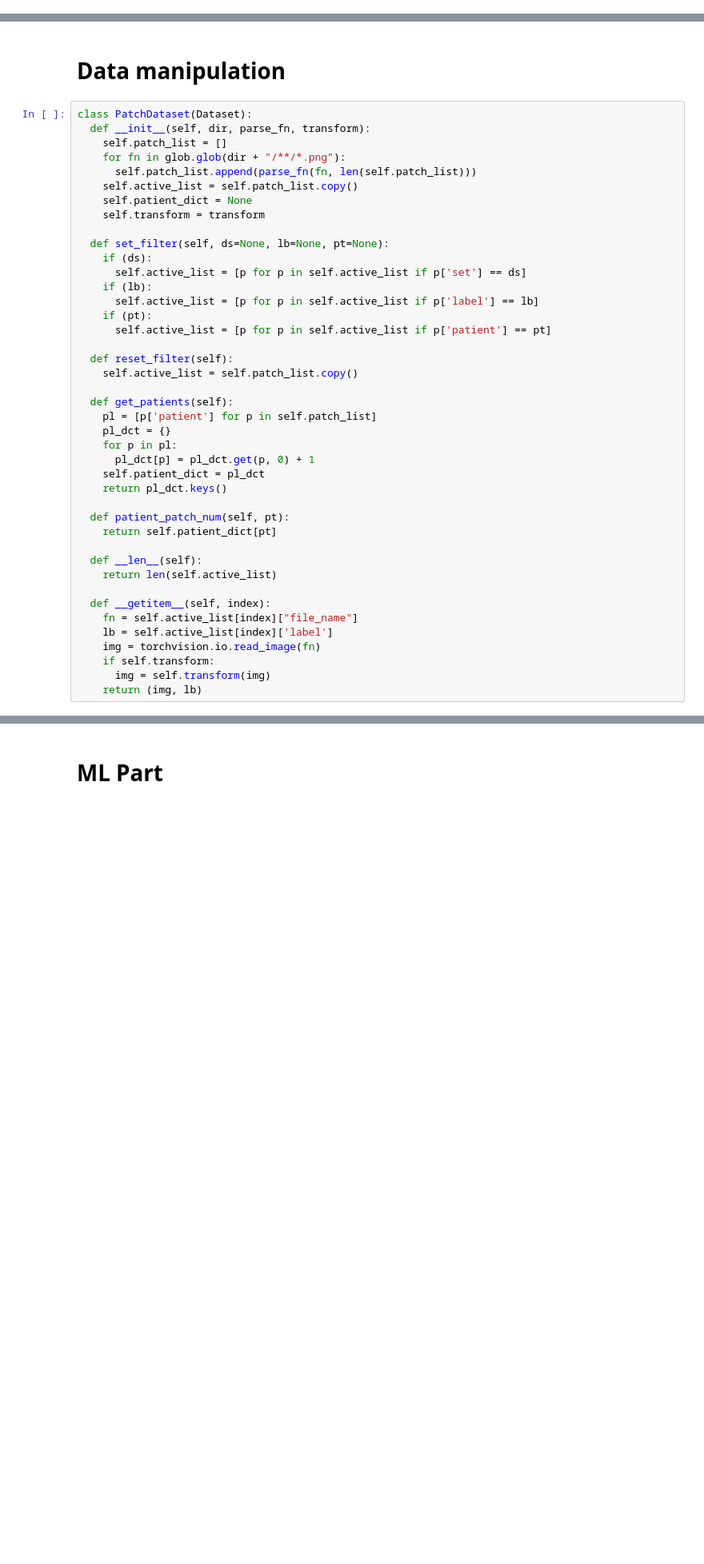
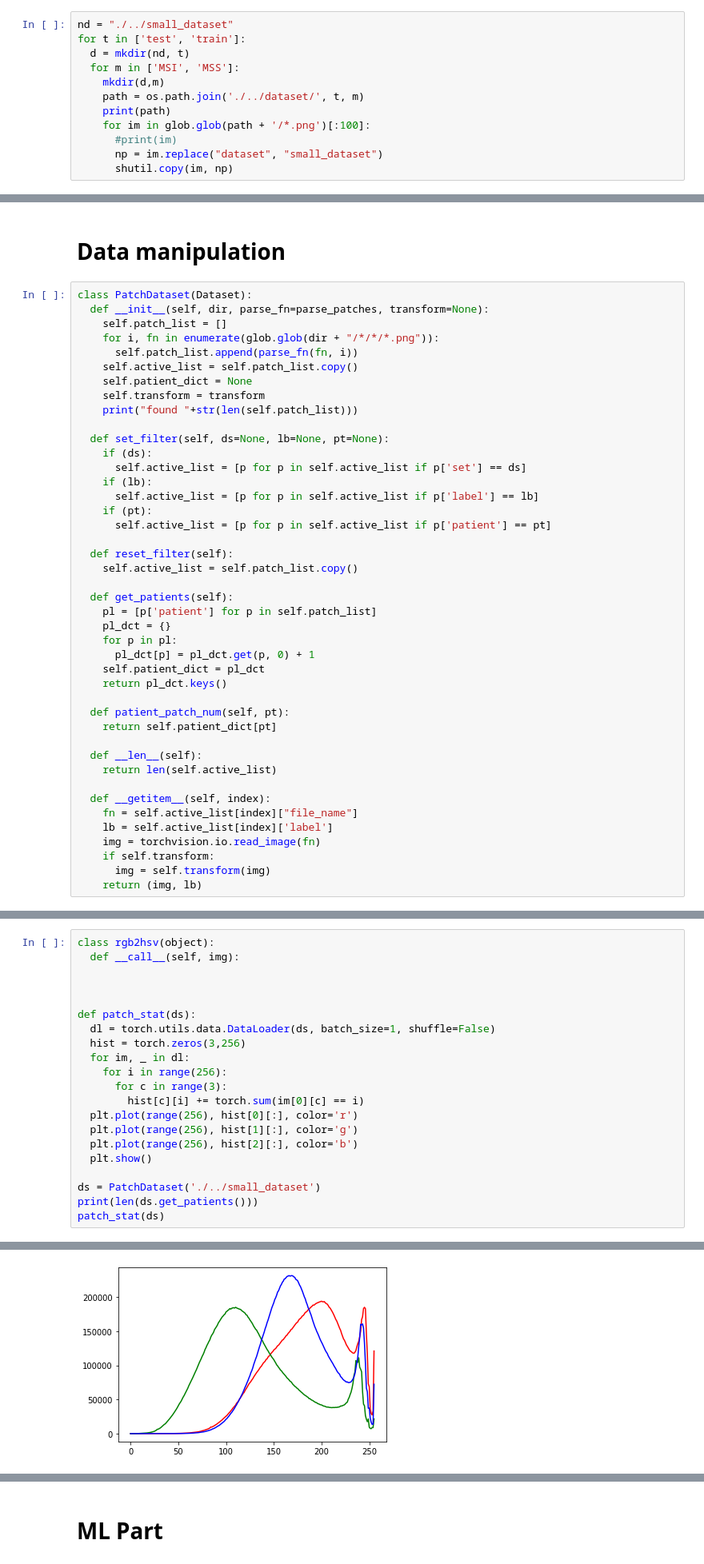
Before and after one commit to mocedon/VISL_project, a Jupyter notebook: Project_jupyter.ipynb, the cells around one changed output, grey strips where cells are left out. Shown at 80% size. Drawn from its saved outputs; the diff is of its cells as text; blank space fills up the shorter version.

Commit message:
Small scale dataset

```diff
--- a/Project_jupyter.ipynb
+++ b/Project_jupyter.ipynb
@@ -122,0 +120,12 @@ def batch_PCA_(imgs ,k=16):
+# %%
+nd = "./../small_dataset"
+for t in ['test', 'train']:
+  d = mkdir(nd, t)
+  for m in ['MSI', 'MSS']:
+    mkdir(d,m)
+    path = os.path.join('./../dataset/', t, m)
+    print(path)
+    for im in glob.glob(path + '/*.png')[:100]:
+      #print(im)
+      np = im.replace("dataset", "small_dataset")
+      shutil.copy(im, np)
@@ -154,13 +168,14 @@ def mkdir(dir_, dir):
 # Data manipulation
 # %%
 class PatchDataset(Dataset):
-  def __init__(self, dir, parse_fn, transform):
+  def __init__(self, dir, parse_fn=parse_patches, transform=None):
     self.patch_list = []
-    for fn in glob.glob(dir + "/**/*.png"):
-      self.patch_list.append(parse_fn(fn, len(self.patch_list)))
+    for i, fn in enumerate(glob.glob(dir + "/*/*/*.png")):
+      self.patch_list.append(parse_fn(fn, i))
     self.active_list = self.patch_list.copy()
     self.patient_dict = None
     self.transform = transform
+    print("found "+str(len(self.patch_list)))
 
   def set_filter(self, ds=None, lb=None, pt=None):
     if (ds):
@@ -221,0 +212,22 @@ def (ds):
+# %%
+class rgb2hsv(object):
+  def __call__(self, img):
+
+
+
+def patch_stat(ds):
+  dl = torch.utils.data.DataLoader(ds, batch_size=1, shuffle=False)
+  hist = torch.zeros(3,256)
+  for im, _ in dl:
+    for i in range(256):
+      for c in range(3):
+        hist[c][i] += torch.sum(im[0][c] == i)
+  plt.plot(range(256), hist[0][:], color='r')
+  plt.plot(range(256), hist[1][:], color='g')
+  plt.plot(range(256), hist[2][:], color='b')
+  plt.show()
+
+ds = PatchDataset('./../small_dataset')
+print(len(ds.get_patients()))
+patch_stat(ds)
+# %% [output]
@@ -222,3 +236,4 @@ def (ds):
+[figure, added]
 # %%
 def batch_PCA(imgs, fx, k=8):
   bts = imgs.shape[0]
```
Also changed, not shown: parts of 6 cells of this notebook.
